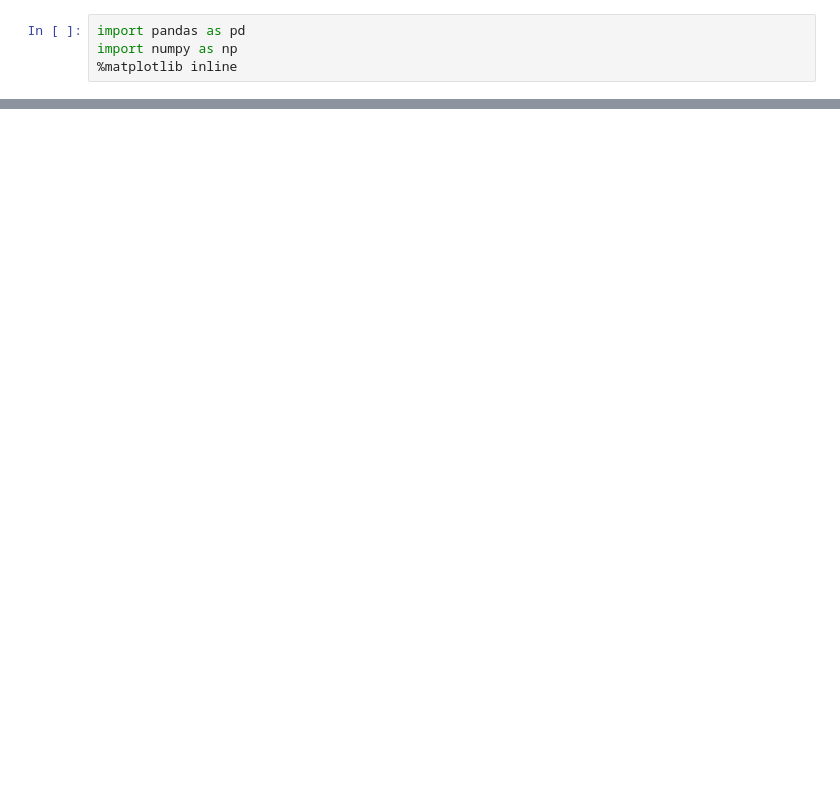
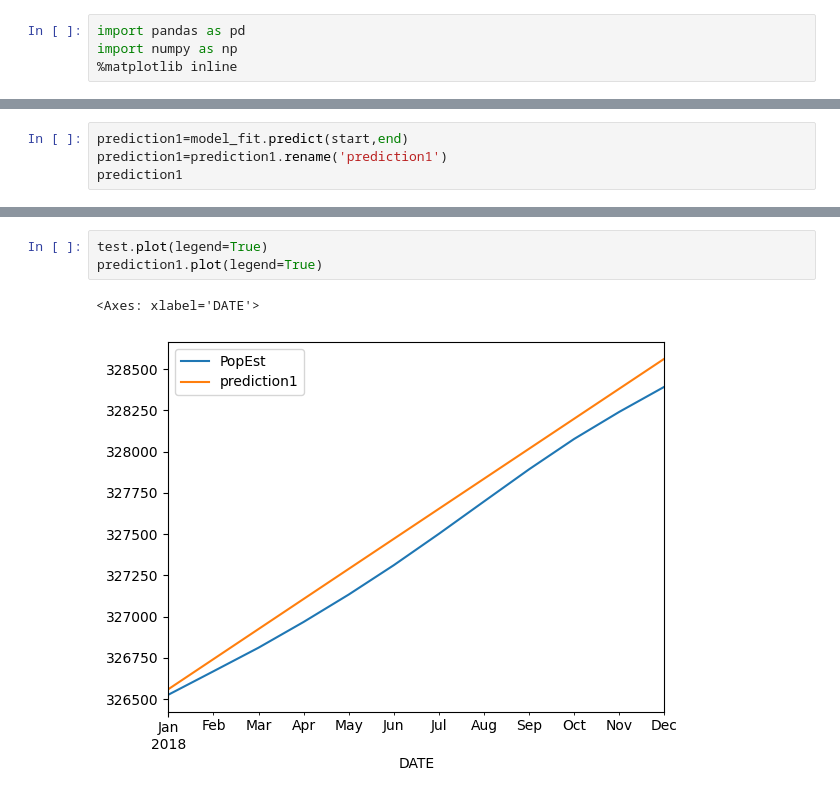
Before and after one commit to nmaiya/ColabTimeSeries, a Jupyter notebook: AutoRegresion.ipynb, the cells around one changed output, grey strips where cells are left out. Drawn from its saved outputs; the diff is of its cells as text; blank space fills up the shorter version.

```diff
--- a/AutoRegresion.ipynb
+++ b/AutoRegresion.ipynb
@@ -14,0 +79,4 @@ ValueError: 'Date' is not in list
+# %%
+prediction1=model_fit.predict(start,end)
+prediction1=prediction1.rename('prediction1')
+prediction1
@@ -14,0 +97,6 @@ ValueError: 'Date' is not in list
+# %%
+test.plot(legend=True)
+prediction1.plot(legend=True)
+# %% [output]
+<Axes: xlabel='DATE'>
+[figure, added]
```
Also changed, not shown: parts of 12 cells of this notebook.
